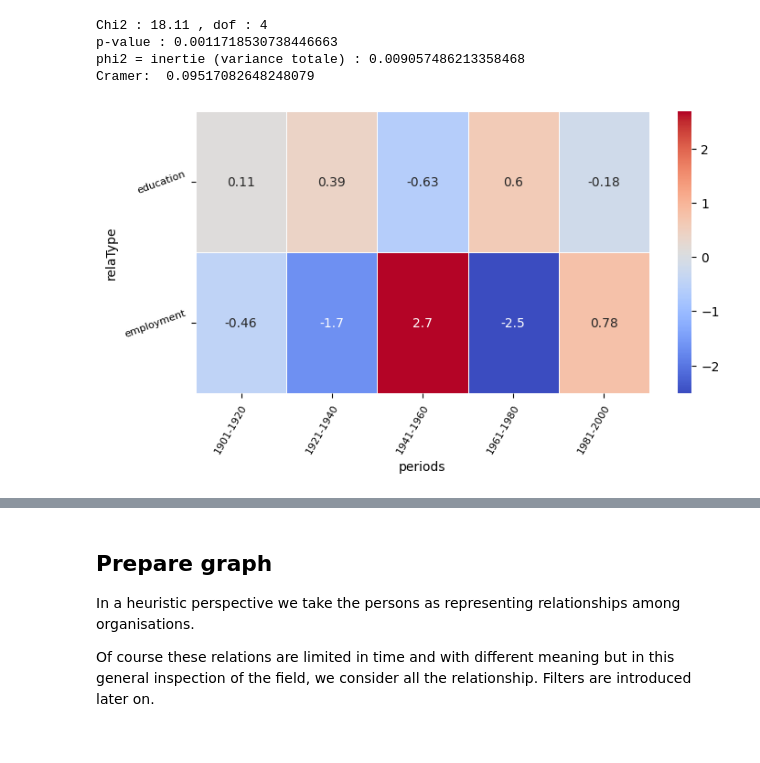
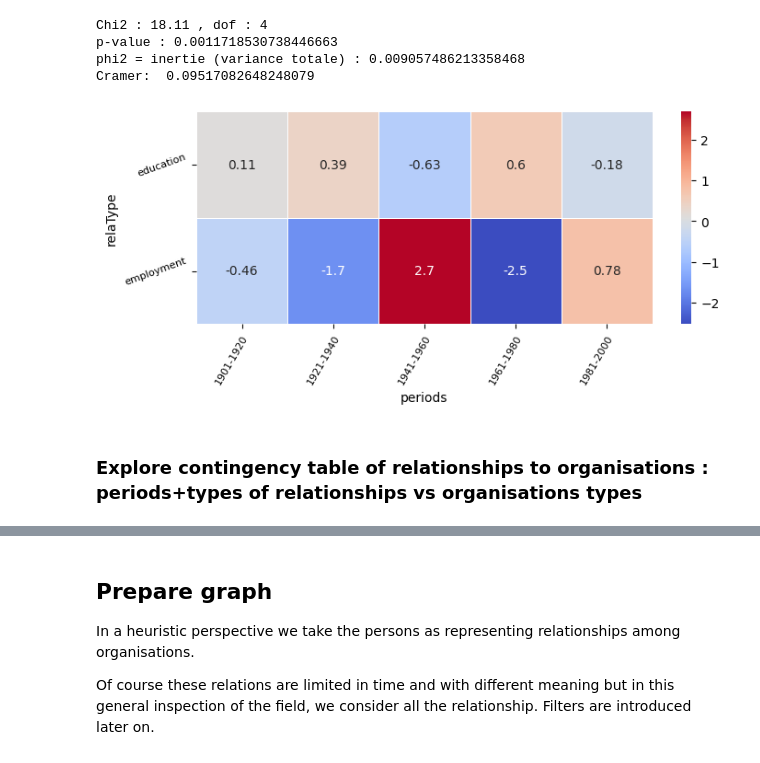
Before and after one commit to projhistoire/Projet-Histoire, a Jupyter notebook: notebooks_jupyter/wdt_organisations_networks.ipynb, the cells around one changed output, grey strips where cells are left out. Cells and saved outputs as stored; diff of their text form; code cells hidden in the pictures.

Commit message:
Carnet organisation networks

```diff
--- a/notebooks_jupyter/wdt_organisations_networks.ipynb
+++ b/notebooks_jupyter/wdt_organisations_networks.ipynb
@@ -374,6 +377,8 @@ def code_organisation_main_type(x):
         val = 'institute of technology'
     elif 'polyt' in x:
         val = 'institute of technology'
+    elif 'observato' in x:
+        val = 'astronomical observatory'
     elif 'public university' in x:
         val = 'public university'
     elif 'école normale sup' in x:
@@ -430,8 +435,6 @@ def code_organisation_main_type(x):
         val = 'scientific organisation'
     elif 'scientific organization' in x:
         val = 'scientific organisation'
-    elif 'observatory' in x:
-        val = 'astronomical observatory'
     elif 'higher education' in x:
         val = 'educational institution'
     elif 'school' in x:
@@ -445,15 +448,15 @@ def code_organisation_main_type(x):
     elif 'company' in x \
                 or 'business'  in x \
                 or 'entrepr' in x:
-        val = 'company'
+        val = 'company or gov. agency' # could also be 'company'
     elif 'government' in x :
-        val = 'governmenmt agency'
+        val = 'company or gov. agency' # could also be 'government agency'
     elif 'publish' in x :
-        val = 'publisher_edition'
+        val = 'company or gov. agency' # could also be 'publisher_edition'
     elif 'journal' in x :
-        val = 'publisher_edition'
+        val = 'company or gov. agency' # could also be 'publisher_edition'
     elif 'periodical' in x :
-        val = 'publisher_edition'
+        val = 'company or gov. agency' # could also be 'publisher_edition'
     else:
         val = 'not classified organisation'
 
@@ -834,6 +837,8 @@ p-value : 0.0011718530738446663
 phi2 = inertie (variance totale) : 0.009057486213358468
 Cramer:  0.09517082648248079
 # %%
-pp = plot_chi2_residuals(ct_wm, figsize=(8, 4))
+pp = plot_chi2_residuals(ct_wm, figsize=(8, 3))
 # %% [output]
-[figure, old version]
+[figure, new version]
+# %% [markdown]
+### Explore contingency table of relationships to organisations : periods+types of relationships vs organisations types
```
Also changed, not shown: parts of 78 cells of this notebook.
